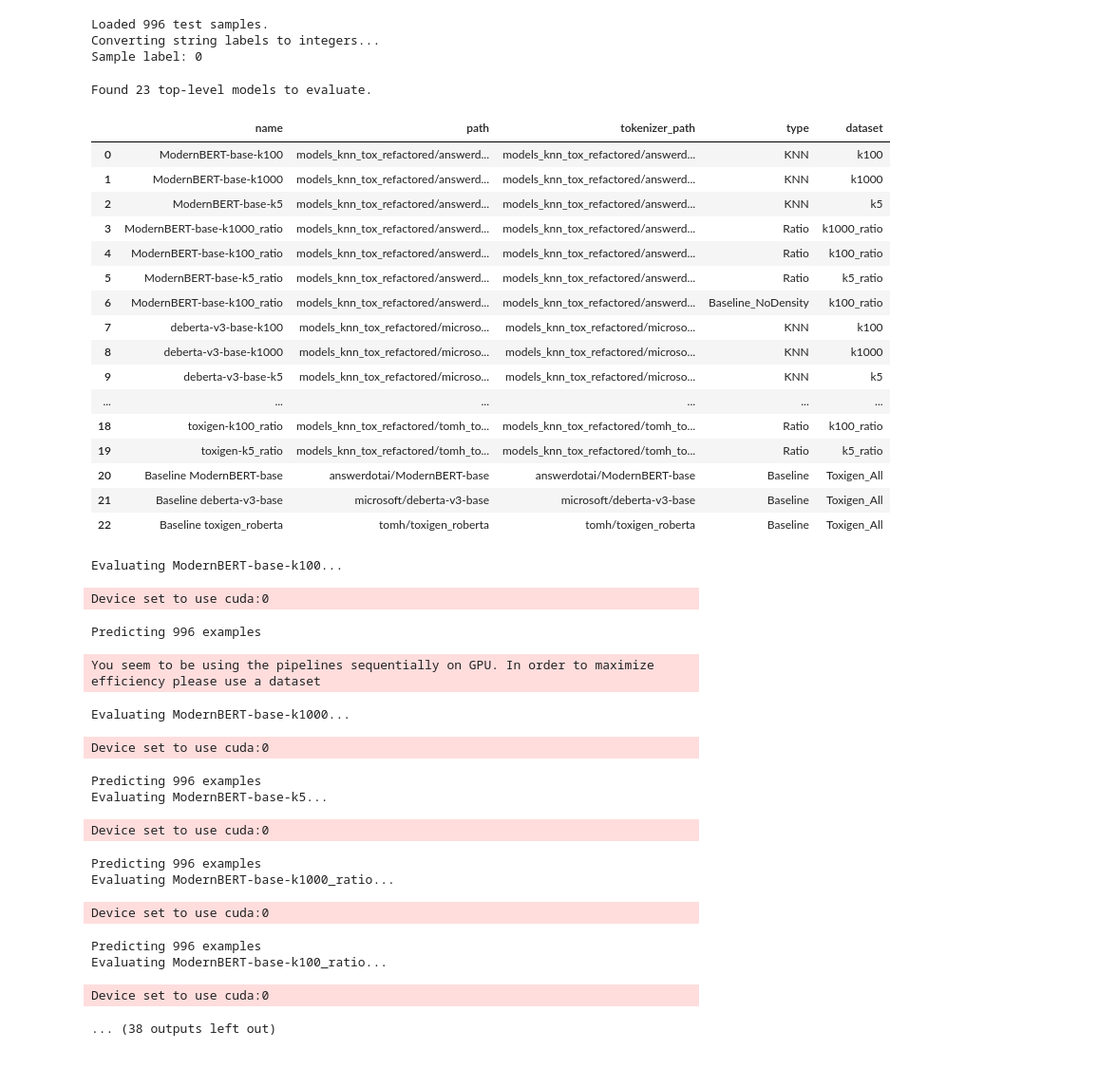
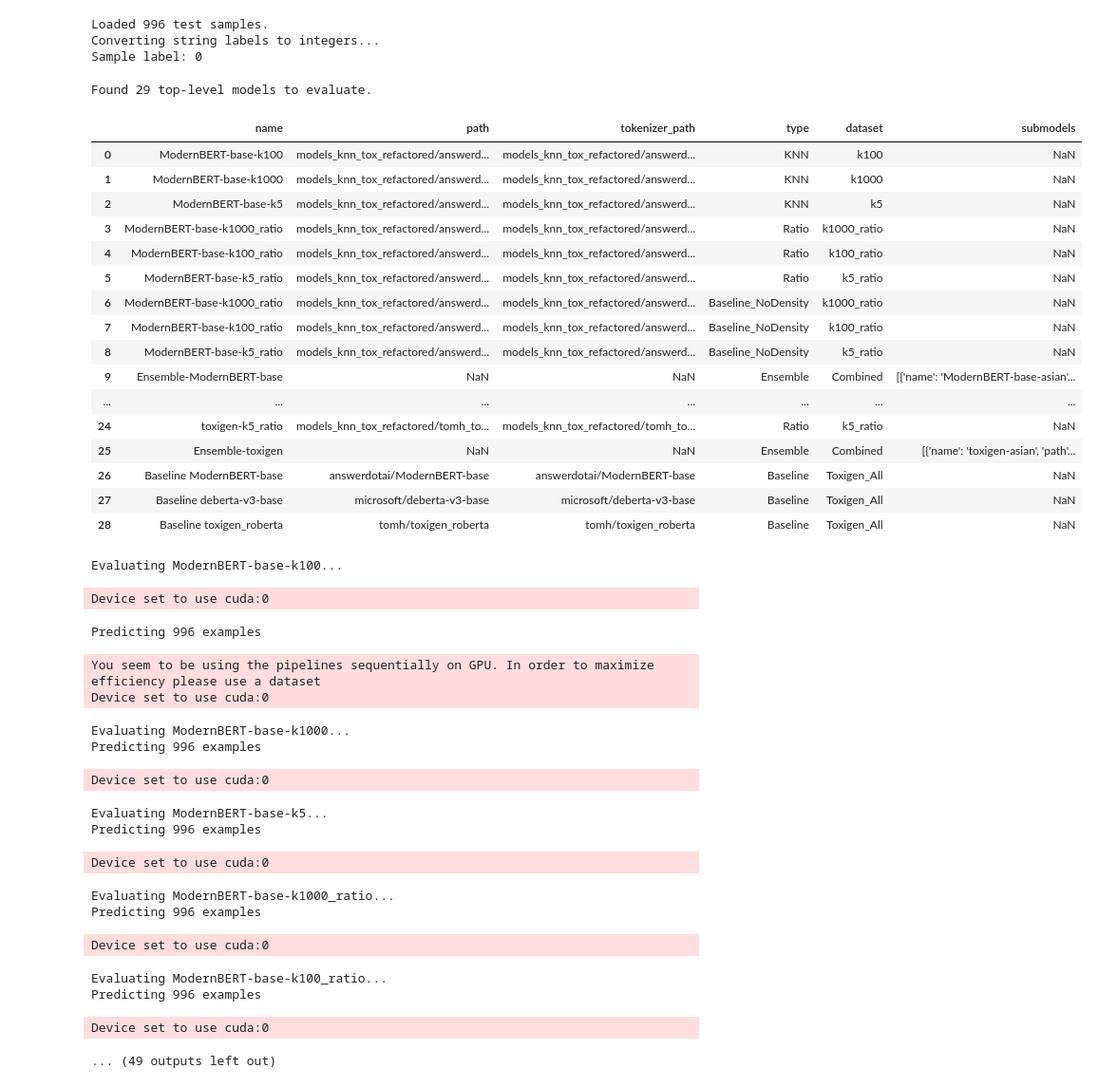
Before and after one commit to alex-dias/modernbert-hs, a Jupyter notebook: performance_test.ipynb, the cells around one changed output. Shown at 95% size. Saved outputs shown, nothing was run; the diff lists cells and outputs as text; code cells hidden in the pictures.

```diff
--- a/performance_test.ipynb
+++ b/performance_test.ipynb
@@ -114,7 +114,7 @@ Sample label: 0
 base_dir = "models_knn_tox_refactored/"
 models_to_eval = []
 
-ensemble_include = False
+ensemble_include = True
 
 def get_model_paths(base_path, dataset_name, model_type, model_name):
     # Check for 'final' subdirectory
@@ -165,56 +165,56 @@ for folder in os.listdir(base_dir):
 
         # 2. Ensemble Models (Grouped)
         if ensemble_include:
-            ensemble_dir = os.path.join(path, "ensemble")
+            ensemble_dir = os.path.join(path, "ensemble_density_ratio_raw_noout")
             ensemble_submodels = []
             if os.path.exists(ensemble_dir):
                 for d in os.listdir(ensemble_dir):
                     path_ensemble = os.path.join(ensemble_dir, d)
                     if os.path.isdir(path_ensemble):
                         ensemble_submodels.append(get_model_paths(path_ensemble, d, "EnsembleSub", model_name))
 
             if ensemble_submodels:
                 models_to_eval.append({
                     "name": f"Ensemble-{model_name}",
                     "type": "Ensemble",
                     "dataset": "Combined",
                     "submodels": ensemble_submodels
                 })
 
 # 3. Baseline (ModernBERT-base)
 for folder in os.listdir(base_dir):
     parent, model = folder.split("_", 1)
     model_path = parent + "/" + model
 
     models_to_eval.append({
         "name": f"Baseline {model}",
         "path": model_path,
         "tokenizer_path": model_path,
         "type": "Baseline",
         "dataset": "Toxigen_All"
     })
 
 print(f"Found {len(models_to_eval)} top-level models to evaluate.")
 pd.DataFrame(models_to_eval)
 # %% [output]
-Found 23 top-level models to evaluate.
+Found 29 top-level models to evaluate.
-|  | name | path | tokenizer_path | type | dataset |
-| 0 | ModernBERT-base-k100 | models_knn_tox_refactored/answerd... | models_knn_tox_refactored/answerd... | KNN | k100 |
-| 1 | ModernBERT-base-k1000 | models_knn_tox_refactored/answerd... | models_knn_tox_refactored/answerd... | KNN | k1000 |
-| 2 | ModernBERT-base-k5 | models_knn_tox_refactored/answerd... | models_knn_tox_refactored/answerd... | KNN | k5 |
-| 3 | ModernBERT-base-k1000_ratio | models_knn_tox_refactored/answerd... | models_knn_tox_refactored/answerd... | Ratio | k1000_ratio |
-| 4 | ModernBERT-base-k100_ratio | models_knn_tox_refactored/answerd... | models_knn_tox_refactored/answerd... | Ratio | k100_ratio |
-| 5 | ModernBERT-base-k5_ratio | models_knn_tox_refactored/answerd... | models_knn_tox_refactored/answerd... | Ratio | k5_ratio |
-| 6 | ModernBERT-base-k100_ratio | models_knn_tox_refactored/answerd... | models_knn_tox_refactored/answerd... | Baseline_NoDensity | k100_ratio |
-| 7 | deberta-v3-base-k100 | models_knn_tox_refactored/microso... | models_knn_tox_refactored/microso... | KNN | k100 |
-| 8 | deberta-v3-base-k1000 | models_knn_tox_refactored/microso... | models_knn_tox_refactored/microso... | KNN | k1000 |
-| 9 | deberta-v3-base-k5 | models_knn_tox_refactored/microso... | models_knn_tox_refactored/microso... | KNN | k5 |
-| ... | ... | ... | ... | ... | ... |
-| 18 | toxigen-k100_ratio | models_knn_tox_refactored/tomh_to... | models_knn_tox_refactored/tomh_to... | Ratio | k100_ratio |
-| 19 | toxigen-k5_ratio | models_knn_tox_refactored/tomh_to... | models_knn_tox_refactored/tomh_to... | Ratio | k5_ratio |
-| 20 | Baseline ModernBERT-base | answerdotai/ModernBERT-base | answerdotai/ModernBERT-base | Baseline | Toxigen_All |
-| 21 | Baseline deberta-v3-base | microsoft/deberta-v3-base | microsoft/deberta-v3-base | Baseline | Toxigen_All |
-| 22 | Baseline toxigen_roberta | tomh/toxigen_roberta | tomh/toxigen_roberta | Baseline | Toxigen_All |
+|  | name | path | tokenizer_path | type | dataset | submodels |
+| 0 | ModernBERT-base-k100 | models_knn_tox_refactored/answerd... | models_knn_tox_refactored/answerd... | KNN | k100 | NaN |
+| 1 | ModernBERT-base-k1000 | models_knn_tox_refactored/answerd... | models_knn_tox_refactored/answerd... | KNN | k1000 | NaN |
+| 2 | ModernBERT-base-k5 | models_knn_tox_refactored/answerd... | models_knn_tox_refactored/answerd... | KNN | k5 | NaN |
+| 3 | ModernBERT-base-k1000_ratio | models_knn_tox_refactored/answerd... | models_knn_tox_refactored/answerd... | Ratio | k1000_ratio | NaN |
+| 4 | ModernBERT-base-k100_ratio | models_knn_tox_refactored/answerd... | models_knn_tox_refactored/answerd... | Ratio | k100_ratio | NaN |
+| 5 | ModernBERT-base-k5_ratio | models_knn_tox_refactored/answerd... | models_knn_tox_refactored/answerd... | Ratio | k5_ratio | NaN |
+| 6 | ModernBERT-base-k1000_ratio | models_knn_tox_refactored/answerd... | models_knn_tox_refactored/answerd... | Baseline_NoDensity | k1000_ratio | NaN |
+| 7 | ModernBERT-base-k100_ratio | models_knn_tox_refactored/answerd... | models_knn_tox_refactored/answerd... | Baseline_NoDensity | k100_ratio | NaN |
+| 8 | ModernBERT-base-k5_ratio | models_knn_tox_refactored/answerd... | models_knn_tox_refactored/answerd... | Baseline_NoDensity | k5_ratio | NaN |
+| 9 | Ensemble-ModernBERT-base | NaN | NaN | Ensemble | Combined | [{'name': 'ModernBERT-base-asian'... |
+| ... | ... | ... | ... | ... | ... | ... |
+| 24 | toxigen-k5_ratio | models_knn_tox_refactored/tomh_to... | models_knn_tox_refactored/tomh_to... | Ratio | k5_ratio | NaN |
+| 25 | Ensemble-toxigen | NaN | NaN | Ensemble | Combined | [{'name': 'toxigen-asian', 'path'... |
+| 26 | Baseline ModernBERT-base | answerdotai/ModernBERT-base | answerdotai/ModernBERT-base | Baseline | Toxigen_All | NaN |
+| 27 | Baseline deberta-v3-base | microsoft/deberta-v3-base | microsoft/deberta-v3-base | Baseline | Toxigen_All | NaN |
+| 28 | Baseline toxigen_roberta | tomh/toxigen_roberta | tomh/toxigen_roberta | Baseline | Toxigen_All | NaN |
 # %%
 # Evaluation Loop
 results_list = []
@@ -334,18 +334,20 @@ Evaluating ModernBERT-base-k100...
 Device set to use cuda:0
 Predicting 996 examples
 You seem to be using the pipelines sequentially on GPU. In order to maximize efficiency please use a dataset
+Device set to use cuda:0
 Evaluating ModernBERT-base-k1000...
+Predicting 996 examples
 Device set to use cuda:0
+Evaluating ModernBERT-base-k5...
 Predicting 996 examples
-Evaluating ModernBERT-base-k5...
 Device set to use cuda:0
+Evaluating ModernBERT-base-k1000_ratio...
 Predicting 996 examples
-Evaluating ModernBERT-base-k1000_ratio...
 Device set to use cuda:0
+Evaluating ModernBERT-base-k100_ratio...
 Predicting 996 examples
-Evaluating ModernBERT-base-k100_ratio...
 Device set to use cuda:0
-... (38 outputs left out)
+... (49 outputs left out)
 # %%
 df_results['Model Family'] = (
     df_results['Model']
```
Also changed, not shown: parts of 3 cells of this notebook, 3 other files.
